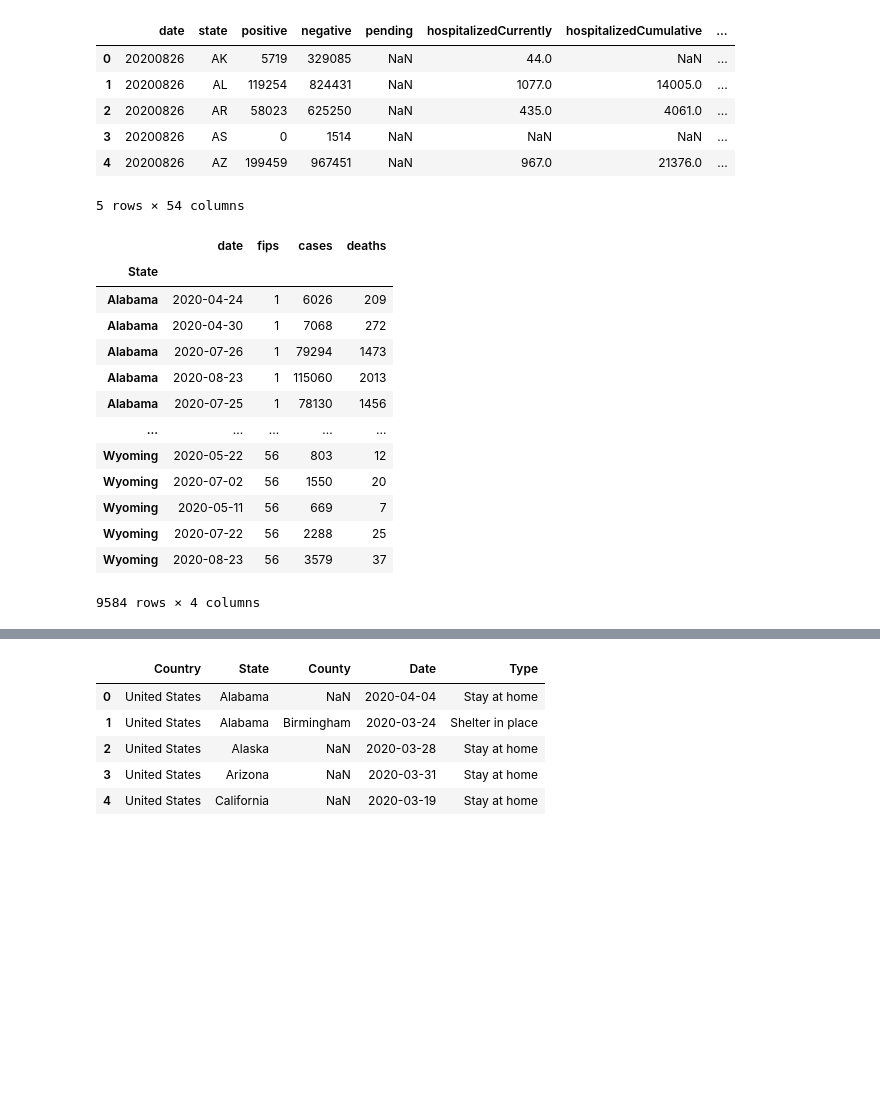
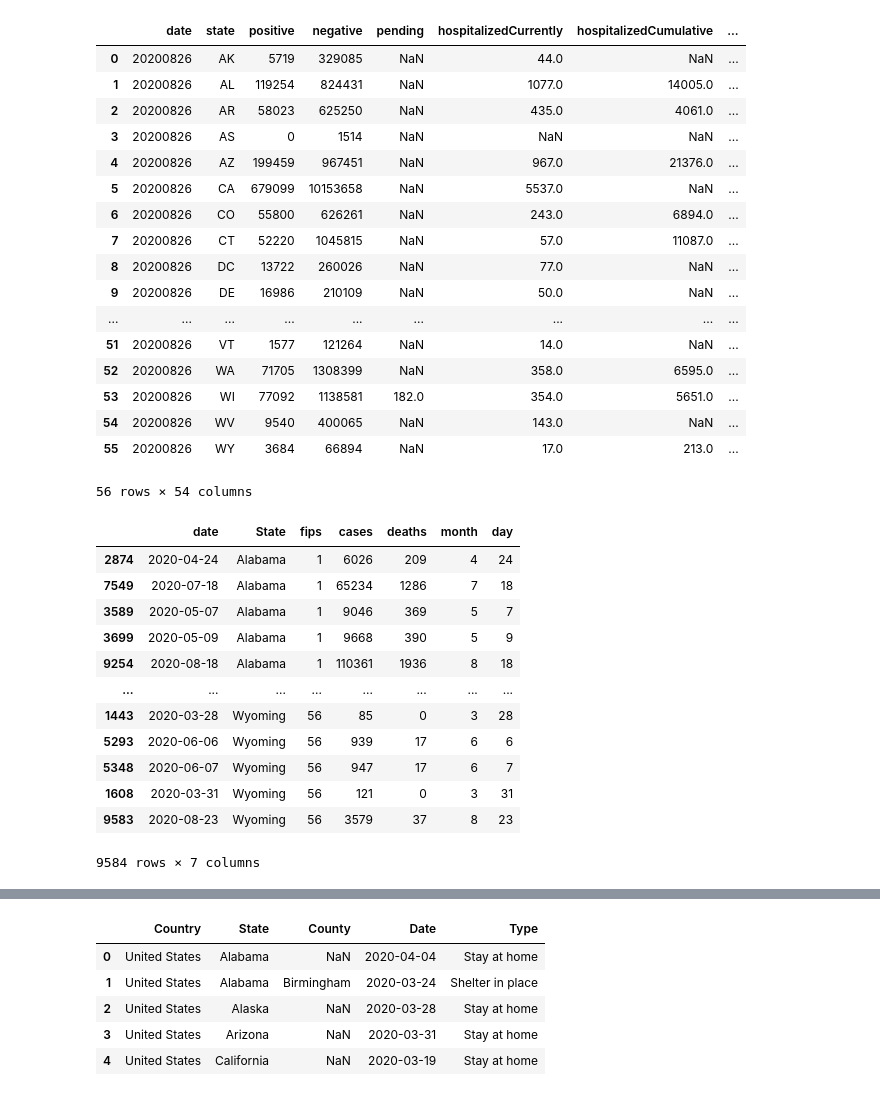
Before and after one commit to jamisonunruh24/Project-1, a Jupyter notebook: Project_Working_Data.ipynb, the cells around one changed output, grey strips where cells are left out. Drawn from its saved outputs; the diff is of its cells as text; code cells hidden in the pictures; blank space fills up the shorter version.

```diff
--- a/Project_Working_Data.ipynb
+++ b/Project_Working_Data.ipynb
@@ -13,16 +14,27 @@ county_population_file = pd.read_csv("data_sources\qventus-covid-19-localized-sc
 # %%
 url = "https://api.covidtracking.com/v1/states/current.json"
 state_current_data = (requests.get(url)).json()
 state_current_data=pd.DataFrame(state_current_data)
-state_current_data.head()
+state_current_data
 # %% [output]
 |  | date | state | positive | negative | pending | hospitalizedCurrently | hospitalizedCumulative | ... |
 | 0 | 20200826 | AK | 5719 | 329085 | NaN | 44.0 | NaN | ... |
 | 1 | 20200826 | AL | 119254 | 824431 | NaN | 1077.0 | 14005.0 | ... |
 | 2 | 20200826 | AR | 58023 | 625250 | NaN | 435.0 | 4061.0 | ... |
 | 3 | 20200826 | AS | 0 | 1514 | NaN | NaN | NaN | ... |
 | 4 | 20200826 | AZ | 199459 | 967451 | NaN | 967.0 | 21376.0 | ... |
+| 5 | 20200826 | CA | 679099 | 10153658 | NaN | 5537.0 | NaN | ... |
+| 6 | 20200826 | CO | 55800 | 626261 | NaN | 243.0 | 6894.0 | ... |
+| 7 | 20200826 | CT | 52220 | 1045815 | NaN | 57.0 | 11087.0 | ... |
+| 8 | 20200826 | DC | 13722 | 260026 | NaN | 77.0 | NaN | ... |
+| 9 | 20200826 | DE | 16986 | 210109 | NaN | 50.0 | NaN | ... |
+| ... | ... | ... | ... | ... | ... | ... | ... | ... |
+| 51 | 20200826 | VT | 1577 | 121264 | NaN | 14.0 | NaN | ... |
+| 52 | 20200826 | WA | 71705 | 1308399 | NaN | 358.0 | 6595.0 | ... |
+| 53 | 20200826 | WI | 77092 | 1138581 | 182.0 | 354.0 | 5651.0 | ... |
+| 54 | 20200826 | WV | 9540 | 400065 | NaN | 143.0 | NaN | ... |
+| 55 | 20200826 | WY | 3684 | 66894 | NaN | 17.0 | 213.0 | ... |
-5 rows × 54 columns
+56 rows × 54 columns
 # %%
 #States total population
 state_pop = []
@@ -39,21 +51,24 @@ population_df = pd.DataFrame({
 state_deaths_cases_file.head()
 state_deaths_cases_file = state_deaths_cases_file.rename(columns={"state":"State"})
 state_deaths_cases_file = state_deaths_cases_file.sort_values("State")
+
+state_deaths_cases_file['month'] = pd.DatetimeIndex(state_deaths_cases_file['date']).month
+state_deaths_cases_file['day'] = pd.DatetimeIndex(state_deaths_cases_file['date']).day
+
 state_deaths_cases_file
 # %% [output]
-|  | date | fips | cases | deaths |
-| State |  |  |  |  |
-| Alabama | 2020-04-24 | 1 | 6026 | 209 |
-| Alabama | 2020-04-30 | 1 | 7068 | 272 |
-| Alabama | 2020-07-26 | 1 | 79294 | 1473 |
-| Alabama | 2020-08-23 | 1 | 115060 | 2013 |
-| Alabama | 2020-07-25 | 1 | 78130 | 1456 |
-| ... | ... | ... | ... | ... |
-| Wyoming | 2020-05-22 | 56 | 803 | 12 |
-| Wyoming | 2020-07-02 | 56 | 1550 | 20 |
-| Wyoming | 2020-05-11 | 56 | 669 | 7 |
-| Wyoming | 2020-07-22 | 56 | 2288 | 25 |
-| Wyoming | 2020-08-23 | 56 | 3579 | 37 |
+|  | date | State | fips | cases | deaths | month | day |
+| 2874 | 2020-04-24 | Alabama | 1 | 6026 | 209 | 4 | 24 |
+| 7549 | 2020-07-18 | Alabama | 1 | 65234 | 1286 | 7 | 18 |
+| 3589 | 2020-05-07 | Alabama | 1 | 9046 | 369 | 5 | 7 |
+| 3699 | 2020-05-09 | Alabama | 1 | 9668 | 390 | 5 | 9 |
+| 9254 | 2020-08-18 | Alabama | 1 | 110361 | 1936 | 8 | 18 |
+| ... | ... | ... | ... | ... | ... | ... | ... |
+| 1443 | 2020-03-28 | Wyoming | 56 | 85 | 0 | 3 | 28 |
+| 5293 | 2020-06-06 | Wyoming | 56 | 939 | 17 | 6 | 6 |
+| 5348 | 2020-06-07 | Wyoming | 56 | 947 | 17 | 6 | 7 |
+| 1608 | 2020-03-31 | Wyoming | 56 | 121 | 0 | 3 | 31 |
+| 9583 | 2020-08-23 | Wyoming | 56 | 3579 | 37 | 8 | 23 |
-9584 rows × 4 columns
+9584 rows × 7 columns
 # %%
 state_deaths_cases_file = state_deaths_cases_file.dropna()
```
Also changed, not shown: parts of 9 cells of this notebook.
